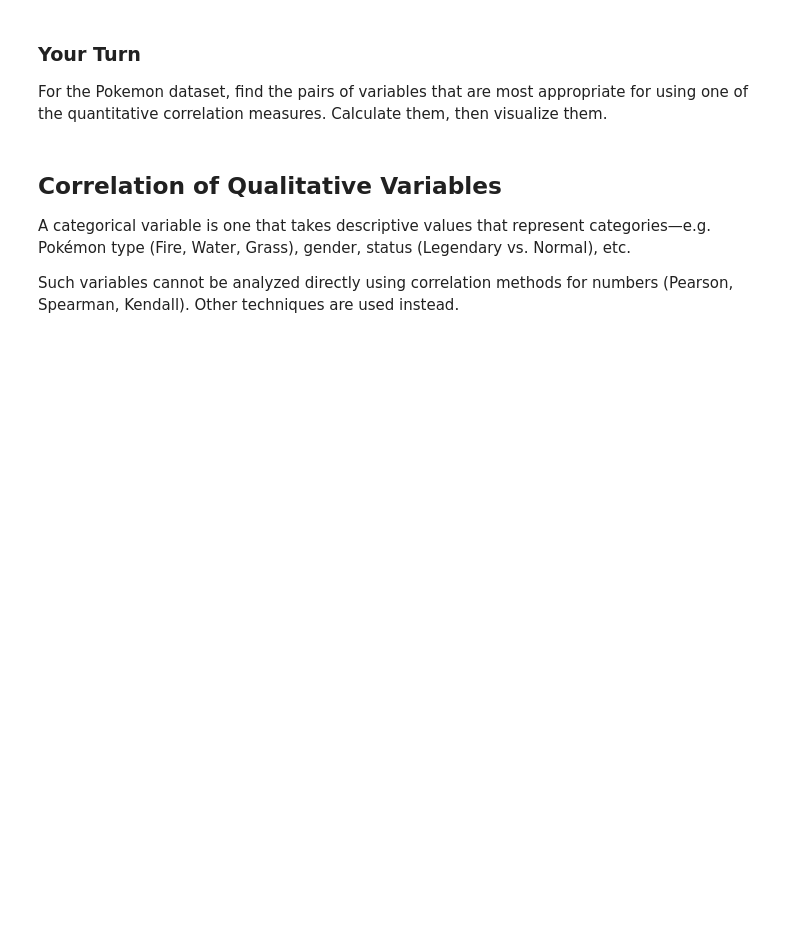
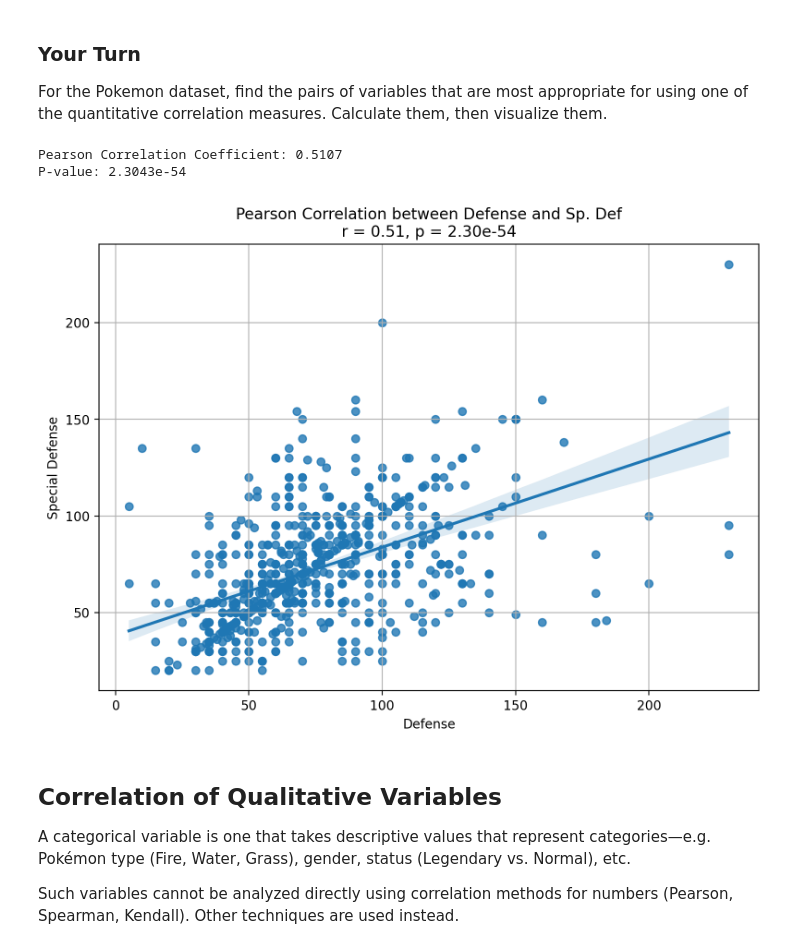
Before and after one commit to M4TI-21/pandas_exercises, a Jupyter notebook: Exercise9.ipynb, the cells around one changed output. Drawn from its saved outputs; the diff is of its cells as text; code cells hidden in the pictures; blank space fills up the shorter version.

```diff
--- a/Exercise9.ipynb
+++ b/Exercise9.ipynb
@@ -283,7 +283,24 @@ For the Pokemon dataset, find the pairs of variables that are most appropriate f
 # %%
 from scipy.stats import pearsonr, spearmanr, kendalltau
 
-## Your code here
+df_pokemon.head()
+corr_coef, p_value = pearsonr(df_pokemon["Defense"], df_pokemon["Sp. Def"])
+
+print(f"Pearson Correlation Coefficient: {corr_coef:.4f}")
+print(f"P-value: {p_value:.4e}")
+
+plt.figure(figsize=(8, 6))
+sns.regplot(x='Defense', y='Sp. Def', data=df_pokemon)
+plt.title(f'Pearson Correlation between Defense and Sp. Def\nr = {corr_coef:.2f}, p = {p_value:.2e}')
+plt.xlabel('Defense')
+plt.ylabel('Special Defense')
+plt.grid(True)
+plt.tight_layout()
+plt.show()
+# %% [output]
+Pearson Correlation Coefficient: 0.5107
+P-value: 2.3043e-54
+[figure, added]
 # %% [markdown]
 ## Correlation of Qualitative Variables
 
```
Also changed, not shown: parts of 6 cells of this notebook.
